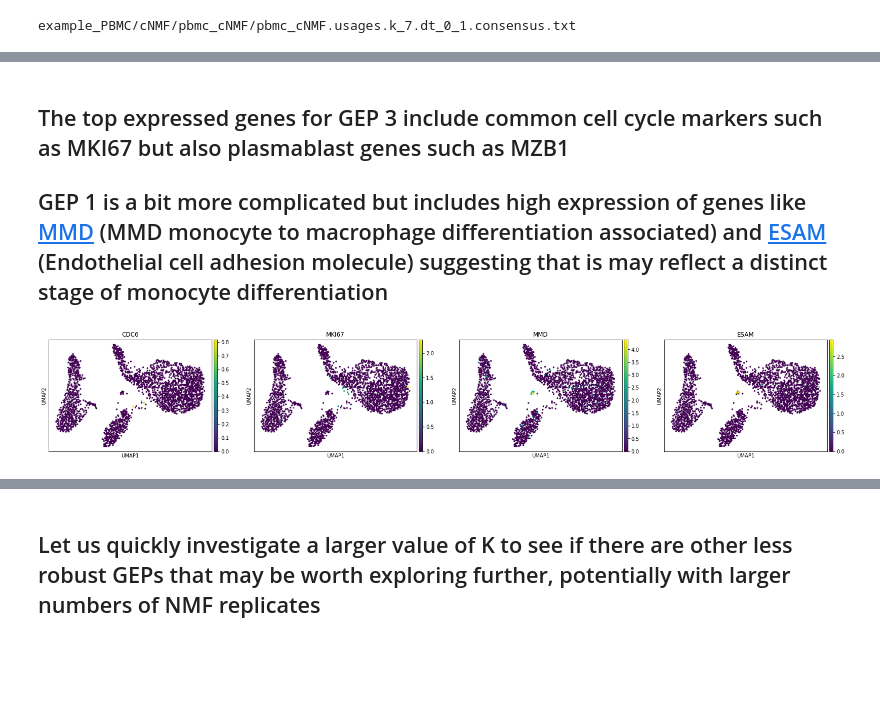
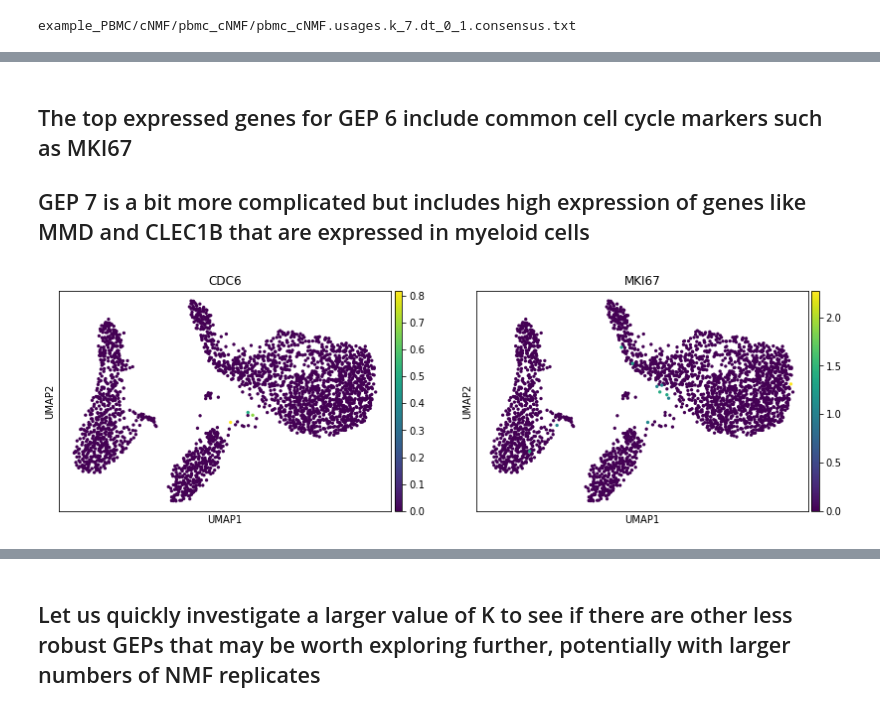
Before and after one commit to dylkot/cNMF, a Jupyter notebook: Tutorials/analyze_pbmc_example_data.ipynb, the cells around one changed output, grey strips where cells are left out. Cells and saved outputs as stored; diff of their text form; code cells hidden in the pictures; blank space fills up the shorter version.

```diff
--- a/Tutorials/analyze_pbmc_example_data.ipynb
+++ b/Tutorials/analyze_pbmc_example_data.ipynb
@@ -364,0 +365,3 @@ sc.pl.umap(adata, color=['IL7R', 'GZMB', 'CD8A','GNLY',
+# %%
+usage_norm, gep_scores, gep_tpm, topgenes = cnmf_obj.load_results(K=selected_K, density_threshold=density_threshold)
+usage_norm.columns = ['Usage_%d' % i for i in usage_norm.columns]
@@ -381,3 +374,0 @@ usage.head()
-# %%
-usage_norm = usage.div(usage.sum(axis=1), axis=0)
-usage_norm.head()
@@ -453,9 +435,9 @@ top_genes
 # %% [markdown]
-## The top expressed genes for GEP 3 include common cell cycle markers such as MKI67 but also plasmablast genes such as MZB1
+## The top expressed genes for GEP 6 include common cell cycle markers such as MKI67
 
-## GEP 1 is a bit more complicated but includes high expression of genes like [MMD](https://www.ncbi.nlm.nih.gov/gene/23531) (MMD monocyte to macrophage differentiation associated) and [ESAM](https://www.ncbi.nlm.nih.gov/gene/90952) (Endothelial cell adhesion molecule) suggesting that is may reflect a distinct stage of monocyte differentiation
+## GEP 7 is a bit more complicated but includes high expression of genes like MMD and CLEC1B that are expressed in myeloid cells
 # %%
-sc.pl.umap(adata, color=['CDC6', 'MKI67', 'MMD', 'ESAM'],
+sc.pl.umap(adata, color=['CDC6', 'MKI67'],
            use_raw=True, ncols=4)
 # %% [output]
-[figure, old version]
+[figure, new version]
```
Also changed, not shown: parts of 27 cells of this notebook, 3 other files.
